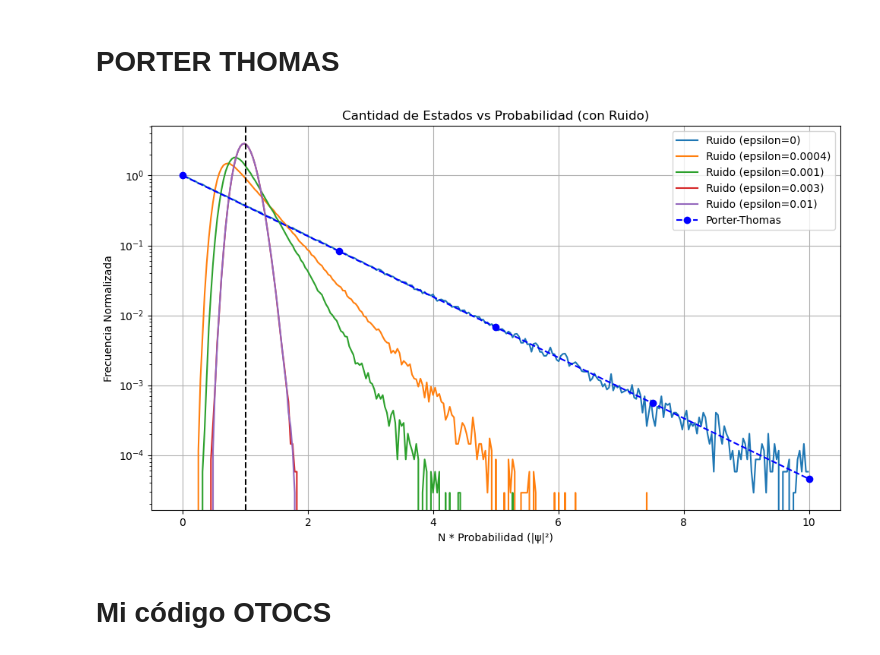
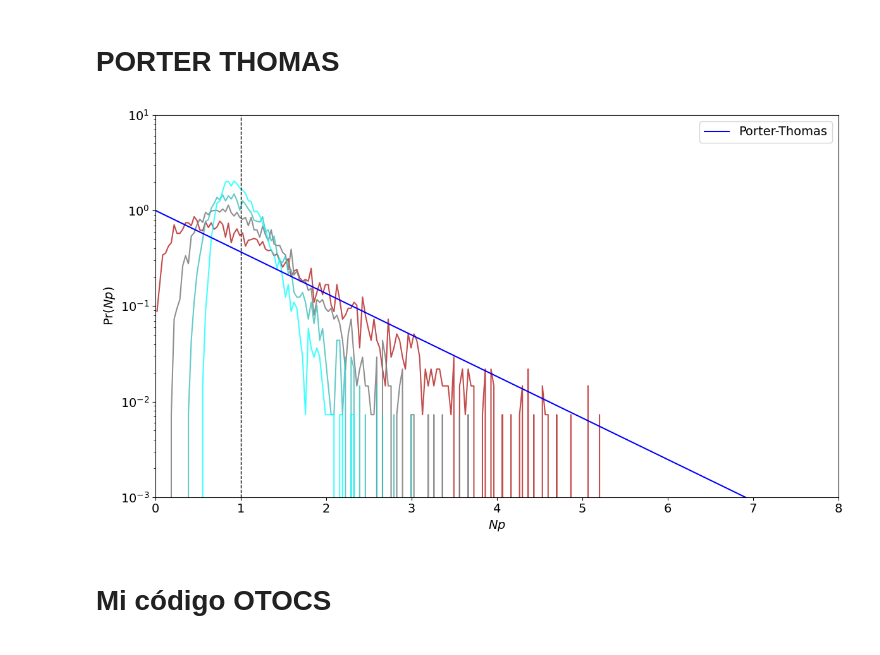
Before and after one commit to joyeuxnoelia/TFM, a Jupyter notebook: TFM_main.ipynb, the cells around one changed output. Cells and saved outputs as stored; diff of their text form; code cells hidden in the pictures.

```diff
--- a/TFM_main.ipynb
+++ b/TFM_main.ipynb
@@ -135,47 +146,54 @@ for r in range(repeticiones):
 # %%
 import numpy as np
 import matplotlib.pyplot as plt
 
 # Inicializar los parámetros
 N = 2**nr_qubits  # Número total de estados
-bin_edges = np.linspace(0, 10, 300)  # Dividir las probabilidades en 500 bins
+bin_edges = np.linspace(0, 10, 300)  # Dividir las probabilidades en 300 bins
+widths = bin_edges[1:] - bin_edges[:-1]
 
 # Crear el gráfico
-fig=plt.figure(figsize=(10, 6))
+fig=plt.figure(figsize=(12, 7))
 
-hist, _ = np.histogram(result[0] * N/repeticiones, bins=bin_edges)  # Calcular histograma
-norma=max(hist)
+
 
 # Procesar los datos de `result` para cada nivel de ruido
+i=1
 for e, probabilities in zip(epsilon, result):
     hist, _ = np.histogram(probabilities * N/repeticiones, bins=bin_edges)  # Calcular histograma
+    norma=sum(hist*widths)
     bin_centers = (bin_edges[:-1] + bin_edges[1:]) / 2  # Calcular los centros de los bins
-    plt.plot(bin_centers, hist/norma, linestyle='-', label=f"Ruido (epsilon={e})")
+    color_param=i/len(epsilon)  # Invertir el orden para que el primer color sea el más oscuro
+    color = (1.0-color_param, 0.0 + color_param, 0.0 + color_param, 1 - color_param/4)
+    i+=1
+    plt.plot(bin_centers, hist/norma,color=color, linestyle='-')
+
 
 # Configuración del gráfico
-plt.title("Cantidad de Estados vs Probabilidad (con Ruido)")
-plt.xlabel("N * Probabilidad (|ψ|²)")
+#plt.title("Cantidad de Estados vs Probabilidad (con Ruido)")
+plt.xlabel(r"$Np$", fontsize=14)
 plt.yscale('log')  # Escala logarítmica en el eje Y
-plt.ylabel("Frecuencia Normalizada")
-plt.grid(True)
+plt.ylabel(r"Pr($Np$)", fontsize=14)
+plt.xlim(-0, 8)  # Ajustar el límite del eje X
+plt.ylim(0.001, 10)  # Ajustar el límite del eje Y
+plt.grid(False)
+plt.tick_params(axis='both', which='major', labelsize=14)
 
 plt.tight_layout()
 
 #dibujo una linea vertical en x=1
-plt.axvline(x=1, color='black', linestyle='--')
+plt.axvline(x=1, color='black', linestyle='--', linewidth=1)
 
 #pinto la recta porter thomas para comparar PT=e^(-N*P) sin usar la funcion
 x = np.linspace(0, 10, 5)
 y = np.exp(-x)
-plt.plot(x, y, label='Porter-Thomas', marker='o', color='blue', linestyle='--')
+plt.plot(x, y, label='Porter-Thomas', color='blue', linestyle='-')
 
 
-plt.legend()
-location="C:\\Users\\aileo\\environments\\TFG\\TFM\\porter_thomas"
-fig.savefig(f'{location}/PT_{noise_type}_rep{repeticiones}.pdf')
+plt.legend(fontsize=14, loc='upper right')
 plt.show()
 # %% [output]
-[figure, old version]
+[figure, new version]
 # %% [markdown]
 # Mi código OTOCS
 # %% [markdown]
```
Also changed, not shown: parts of 21 cells of this notebook.
